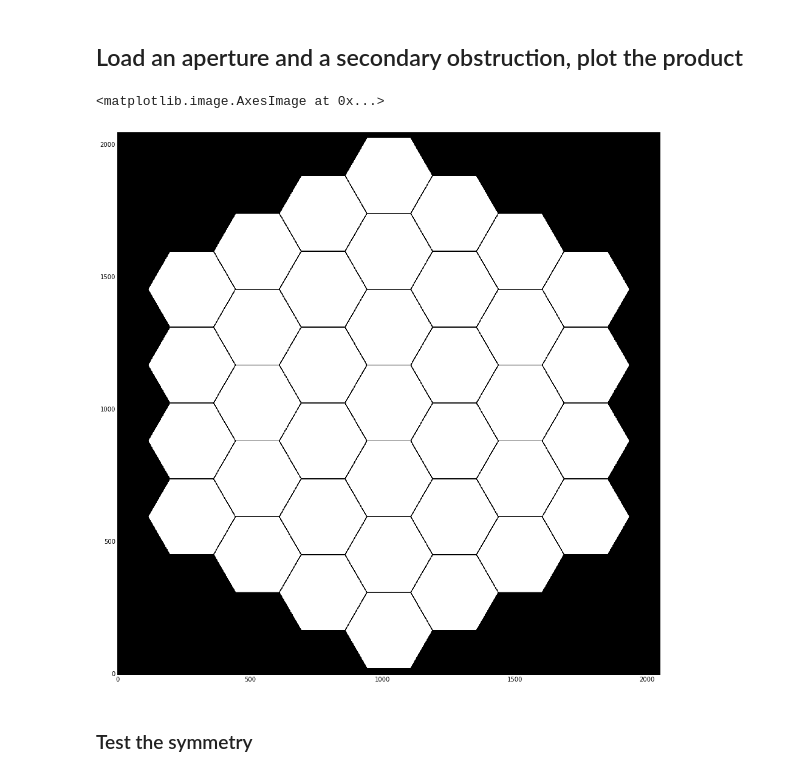
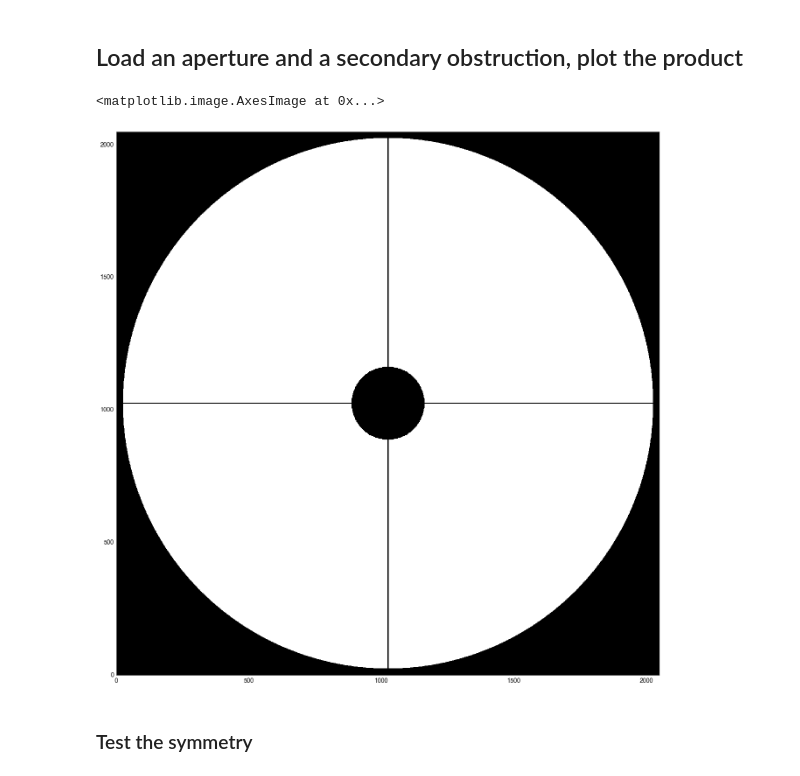
Before and after one commit to neilzim/SCDA, a Jupyter notebook: make_telap.ipynb, the cells around one changed output. Drawn from its saved outputs; the diff is of its cells as text; code cells hidden in the pictures.

```diff
--- a/make_telap.ipynb
+++ b/make_telap.ipynb
@@ -19,8 +19,8 @@ secobs_key_map = {'Cross':'cross', 'X':'x'}
 # %% [markdown]
 ## set directory of telescope aperture and list contents
 # %%
-#telap_dir = os.path.abspath('../Apertures/JPL/offset_masks')
-telap_dir = os.path.normpath('/astro/opticslab1/SCDA/Apertures/JPL/offset_masks')
+telap_dir = os.path.abspath('../Apertures/JPL/offset_masks')
+#telap_dir = os.path.normpath('/astro/opticslab1/SCDA/Apertures/JPL/offset_masks')
 #print telap_dir
 #print("Contents:")
 #os.listdir(telap_dir)
@@ -49,31 +49,52 @@ gap = 1 # minimum segment gap width at N=250 after rounding to binary
 # %% [markdown]
 ## Load an aperture and a secondary obstruction, plot the product
-# %%
-if centobs is True:
-    prim_fname = os.path.join(telap_dir, "{0:s}_{1:04d}pix_offset.fits".format(prim_key_map[prim_key], D))
-    secobs_fname = os.path.join(telap_dir, "{0:s}_spiders_{1:04d}pix_2.5cm_offset.fits".format(
-                                            secobs_key_map[secobs_key], D))
-else:
-    prim_fname = os.path.join(telap_dir, "{0:s}_{1:04d}pix_offset_no_central_obsc.fits".format(prim_key_map[prim_key], D))
-    secobs_fname = os.path.join(telap_dir, "{0:s}_spiders_{1:04d}pix_2.5cm_offset.fits".format(
-                                            secobs_key_map[secobs_key], D))
-
-prim_hdulist = fits.open(prim_fname, "readonly")
-prim = prim_hdulist[0].data
-prim_hdulist.close()
-secobs_hdulist = fits.open(secobs_fname, "readonly")
-secobs = secobs_hdulist[0].data
-secobs_hdulist.close()
-if centobs == True:
-    telap = prim*secobs
-else:
-    telap = prim
-
-plt.figure(figsize=(16,16))
-plt.imshow(telap)
-# %% [output]
-<matplotlib.image.AxesImage at 0x...>
-[figure, removed]
+# %%
+secobs_fname = os.path.join(telap_dir, "{0:s}_spiders_{1:04d}pix_2.5cm_offset.fits".format(
+                                        secobs_key_map[secobs_key], D))
+secobs_hdulist = fits.open(secobs_fname, "readonly")
+secobs = secobs_hdulist[0].data
+secobs_hdulist.close()
+
+if prim_key is "circ":
+    L = secobs.shape[0]
+    xs = np.linspace(-L/2 + 0.5, L/2 - 0.5, L)
+    [Xs, Ys] = np.meshgrid(xs, xs)
+    outside_circ = np.greater_equal(Xs**2 + Ys**2, (D/2.)**2)
+    prim = np.ones_like(secobs)
+    prim[outside_circ] = 0.
+
+    if centobs is True: # add a central obscuration by copying the one in the keystone aperture
+        key24_fname = os.path.join(telap_dir, "{0:s}_{1:04d}pix_offset.fits".format(prim_key_map['key24'], D))
+        key24_telap = fits.getdata(key24_fname)
+        max_shift = 2
+        shift_range = np.arange(-max_shift,max_shift+1)
+        [Xshifts, Yshifts] = np.meshgrid(shift_range, shift_range)
+        allowed_shifts = np.less_equal(Xshifts**2 + Yshifts**2, max_shift**2)
+        XYshifts_allowed = zip(Xshifts[allowed_shifts], Yshifts[allowed_shifts])
+        nogap_key24_telap = np.zeros(key24_telap.shape)
+        for (xshift,yshift) in XYshifts_allowed:
+            shifted_key24_telap = np.roll(np.roll(key24_telap, yshift, 0), xshift, 1)
+            nogap_key24_telap = np.logical_or(nogap_key24_telap, shifted_key24_telap)
+        prim *= nogap_key24_telap
+else:
+    if centobs is True:
+        prim_fname = os.path.join(telap_dir, "{0:s}_{1:04d}pix_offset.fits".format(prim_key_map[prim_key], D))
+    else:
+        prim_fname = os.path.join(telap_dir, "{0:s}_{1:04d}pix_offset_no_central_obsc.fits".format(prim_key_map[prim_key], D))
+    prim_hdulist = fits.open(prim_fname, "readonly")
+    prim = prim_hdulist[0].data
+    prim_hdulist.close()
+
+if centobs == True:
+    telap = prim*secobs
+else:
+    telap = prim
+
+plt.figure(figsize=(16,16))
+plt.imshow(telap)
+# %% [output]
+<matplotlib.image.AxesImage at 0x...>
+[figure, added]
 # %% [markdown]
 ### Test the symmetry
 # %%
```
Also changed, not shown: parts of 14 cells of this notebook.
